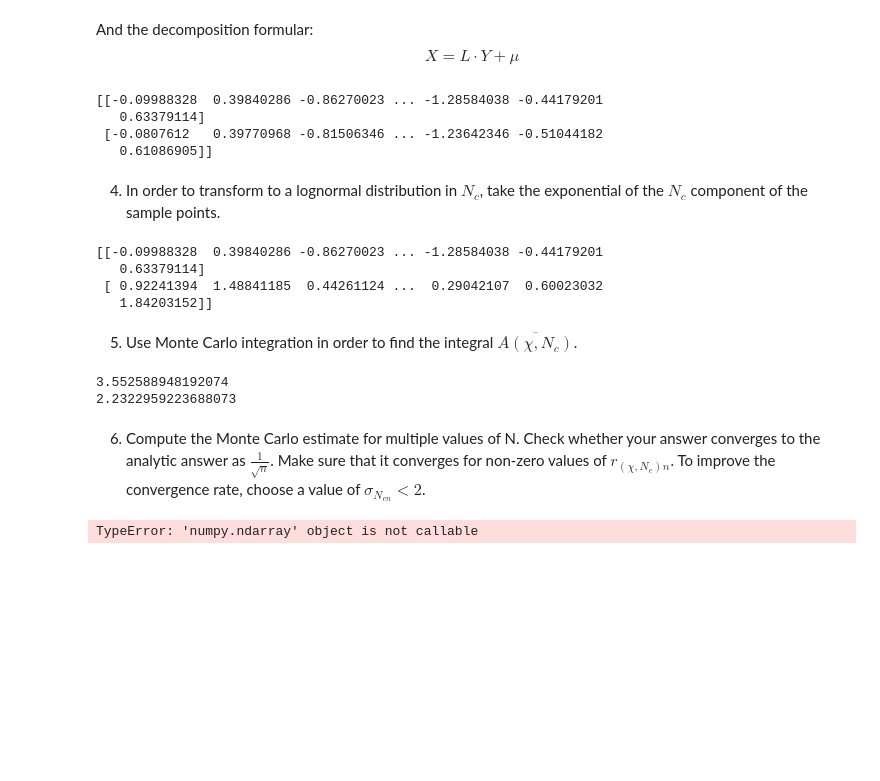
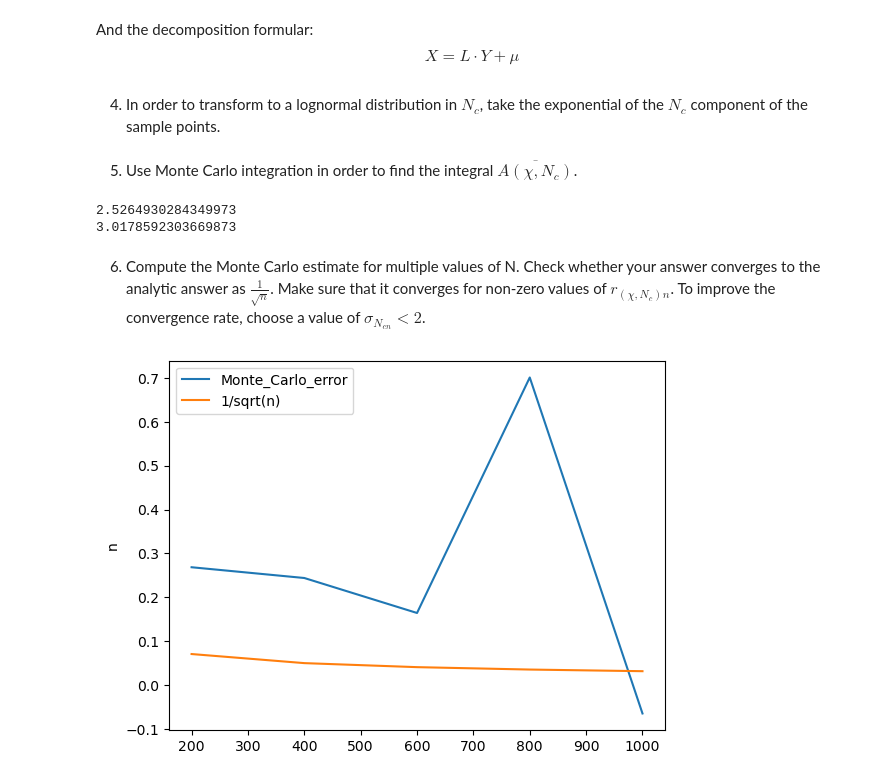
Before and after one commit to svbergmann/Mathematical-modeling-of-the-atmosphere, a Jupyter notebook: praktika/praktikum2.ipynb, the cells around one changed output. Cells and saved outputs as stored; diff of their text form; code cells hidden in the pictures; blank space fills up the shorter version.

```diff
--- a/praktika/praktikum2.ipynb
+++ b/praktika/praktikum2.ipynb
@@ -44,4 +46,4 @@ def transform_to_standard_normal(points):
     from scipy.stats import norm
     return norm.ppf(points)
 # %%
-print(exact_average_autoconversion_rate(0, 0, 1, 1, 0, alpha, beta))
+exact = exact_average_autoconversion_rate(0, 0, 1, 1, 0, alpha, beta)
@@ -87,49 +78,45 @@ def transform_to_correlated_by_cholesky(sigma_x, sigma_y, r_12, Y, my):
     import numpy as np
     L = np.array([[sigma_x, 0], [sigma_y * r_12, sigma_y * np.sqrt(1 - (r_12 ** 2))]])
     return L.dot(Y) + my
-# %%
-correlated_bivariate_dist = transform_to_correlated_by_cholesky(sigma_x=1, sigma_y=1, r_12=0.999, Y=chi_n_c, my=0)
-print(correlated_bivariate_dist)
-# %% [output]
-[[-0.09988328  0.39840286 -0.86270023 ... -1.28584038 -0.44179201
-   0.63379114]
- [-0.0807612   0.39770968 -0.81506346 ... -1.23642346 -0.51044182
-   0.61086905]]
 # %% [markdown]
 4. In order to transform to a lognormal distribution in $N_c$, take the exponential of the $N_c$ component of the sample points.
 # %%
 def lognormal_correlated_bivariate_dist(correlated_bivariate_dist):
     return np.array([correlated_bivariate_dist[0].copy(), np.exp(correlated_bivariate_dist[1])])
-
-
-lognormal_correlated_bivariate_dist = lognormal_correlated_bivariate_dist(correlated_bivariate_dist)
-print(lognormal_correlated_bivariate_dist)
-# %% [output]
-[[-0.09988328  0.39840286 -0.86270023 ... -1.28584038 -0.44179201
-   0.63379114]
- [ 0.92241394  1.48841185  0.44261124 ...  0.29042107  0.60023032
-   1.84203152]]
 # %% [markdown]
 5. Use Monte Carlo integration in order to find the integral $\overline{A(\chi,N_c)}$.
 # %%
-def A_chi_N_c_Monte_Carlo(lognormal_correlated_bivariate_dist,
-                          alpha=alpha, beta=beta):
-    return np.average(np.nan_to_num([a_chi_n_c(chi=c, n_c=nc, alpha=alpha, beta=beta) for c in lognormal_correlated_bivariate_dist[0] for nc in lognormal_correlated_bivariate_dist[1]]))
+def A_chi_N_c_Monte_Carlo(lognormal_correlated_bivariate_dist, alpha=alpha, beta=beta):
+    return np.average(
+        [np.nan_to_num(a_chi_n_c(chi=c, n_c=nc, alpha=alpha, beta=beta)) for c in lognormal_correlated_bivariate_dist[0]
+         for nc in
+         lognormal_correlated_bivariate_dist[1]])
 
 
-print(A_chi_N_c_Monte_Carlo(lognormal_correlated_bivariate_dist, alpha, beta))
-print(exact_average_autoconversion_rate(1,1, 1, 1, 0, 2.47, -1.79))
+print(A_chi_N_c_Monte_Carlo(lognormal_correlated_bivariate_dist(
+    transform_to_correlated_by_cholesky(sigma_x=1, sigma_y=1, r_12=0.999, Y=create_chi_n_c(num_points), my=0)), alpha,
+    beta))
+print(exact)
 # %% [output]
-3.552588948192074
-2.2322959223688073
+2.5264930284349973
+3.0178592303669873
 # %% [markdown]
 6. Compute the Monte Carlo estimate for multiple values of N. Check whether your answer converges to the analytic answer as $\frac{1}{\sqrt{n}}$. Make sure that it converges for non-zero values of $r_{(\chi,N_c)n}$. To improve the convergence rate, choose a value of $\sigma_{N_{cn}} < 2$.
 # %%
 def generate_X(num_points=100, sigma_x=1, sigma_y=1, r_12=0.99, my=0):
     return lognormal_correlated_bivariate_dist(
         transform_to_correlated_by_cholesky(sigma_x, sigma_y, r_12, create_chi_n_c(num_points), my))
 
-X=generate_X(num_points=10000)
-plt.plot(np.linspace(0,10_000), A_chi_N_c_Monte_Carlo(X))
+
+y = np.arange(0, 1001, 200)
+x = np.fromiter(
+    [(A_chi_N_c_Monte_Carlo(lognormal_correlated_bivariate_dist=generate_X(num_points=i)) - exact) for i in y],
+    dtype=float)
+fig, ax = plt.subplots()
+ax.plot(y, x, label='Monte_Carlo_error')
+ax.plot(y, 1 / np.sqrt(y), label='1/sqrt(n)')
+ax.set_ylabel('n')
+ax.legend()
+plt.show()
 # %% [output]
-TypeError: 'numpy.ndarray' object is not callable
+[figure, added]
```
Also changed, not shown: parts of 4 cells of this notebook.
